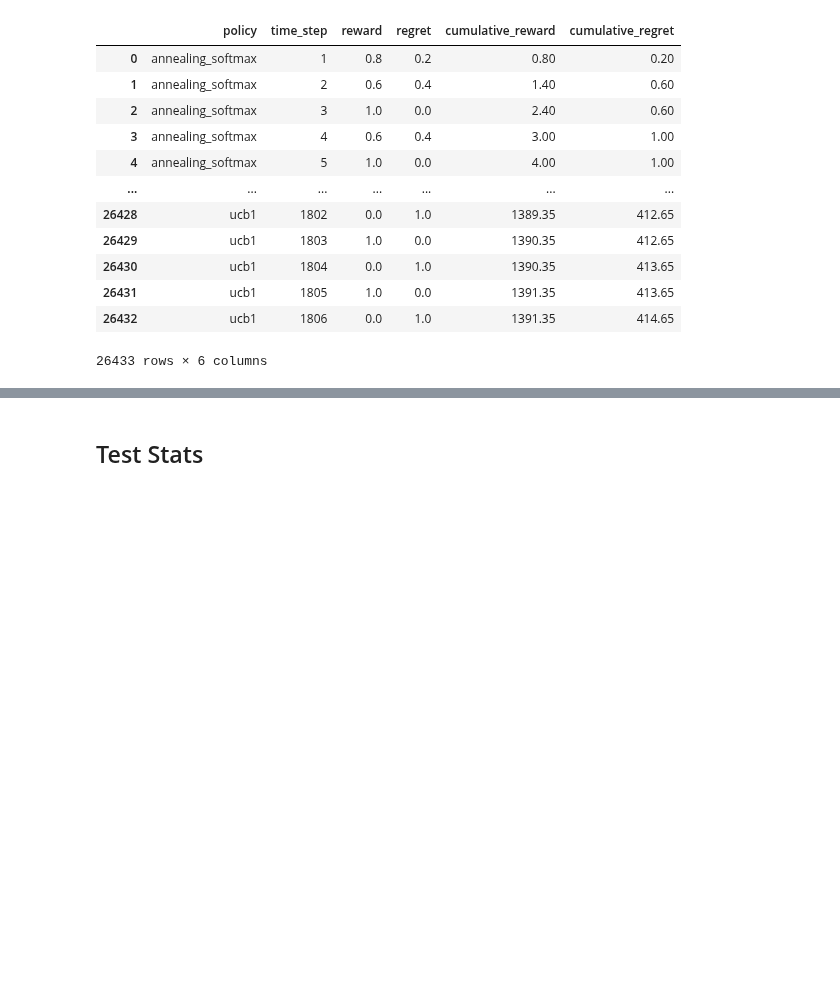
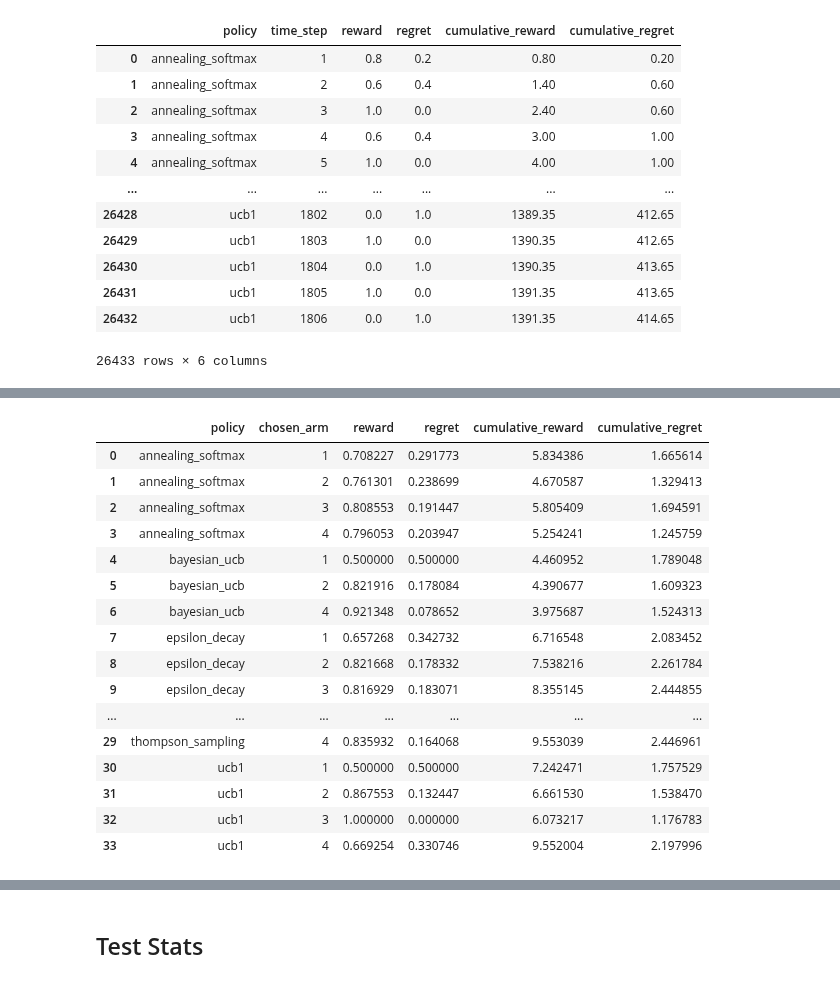
Before and after one commit to ruthkangyr/Clinical-Trials-MAB-Algorithms, a Jupyter notebook: Algorithm/Bootstrap Evaluation Replay.ipynb, the cells around one changed output, grey strips where cells are left out. Saved outputs shown, nothing was run; the diff lists cells and outputs as text; code cells hidden in the pictures; blank space fills up the shorter version.

```diff
--- a/Algorithm/Bootstrap Evaluation Replay.ipynb
+++ b/Algorithm/Bootstrap Evaluation Replay.ipynb
@@ -388,0 +405,30 @@ final_evaluation_ber
+# %%
+evaluation_ber_groupedtreatment_M = evaluation_ber_treatment_M.groupby(['policy', 'sample', 'chosen_arm'], as_index = False).aggregate({"reward":"mean",
+                                                                                                                                        "regret":"mean"})
+
+evaluation_ber_groupedtreatment_M['cumulative_reward'] = evaluation_ber_groupedtreatment_M.groupby(['policy'])['reward'].cumsum()
+evaluation_ber_groupedtreatment_M['cumulative_regret'] = evaluation_ber_groupedtreatment_M.groupby(['policy'])['regret'].cumsum()
+# %%
+evaluation_ber_groupedtreatment_M = evaluation_ber_groupedtreatment_M.groupby(['policy','chosen_arm'], as_index = False).aggregate({"reward":"mean",
+                                                                                                                                    "regret":"mean",
+                                                                                                                                    "cumulative_reward":"mean",
+                                                                                                                                    "cumulative_regret":"mean"})
+evaluation_ber_groupedtreatment_M
+# %% [output]
+|  | policy | chosen_arm | reward | regret | cumulative_reward | cumulative_regret |
+| 0 | annealing_softmax | 1 | 0.708227 | 0.291773 | 5.834386 | 1.665614 |
+| 1 | annealing_softmax | 2 | 0.761301 | 0.238699 | 4.670587 | 1.329413 |
+| 2 | annealing_softmax | 3 | 0.808553 | 0.191447 | 5.805409 | 1.694591 |
+| 3 | annealing_softmax | 4 | 0.796053 | 0.203947 | 5.254241 | 1.245759 |
+| 4 | bayesian_ucb | 1 | 0.500000 | 0.500000 | 4.460952 | 1.789048 |
+| 5 | bayesian_ucb | 2 | 0.821916 | 0.178084 | 4.390677 | 1.609323 |
+| 6 | bayesian_ucb | 4 | 0.921348 | 0.078652 | 3.975687 | 1.524313 |
+| 7 | epsilon_decay | 1 | 0.657268 | 0.342732 | 6.716548 | 2.083452 |
+| 8 | epsilon_decay | 2 | 0.821668 | 0.178332 | 7.538216 | 2.261784 |
+| 9 | epsilon_decay | 3 | 0.816929 | 0.183071 | 8.355145 | 2.444855 |
+| ... | ... | ... | ... | ... | ... | ... |
+| 29 | thompson_sampling | 4 | 0.835932 | 0.164068 | 9.553039 | 2.446961 |
+| 30 | ucb1 | 1 | 0.500000 | 0.500000 | 7.242471 | 1.757529 |
+| 31 | ucb1 | 2 | 0.867553 | 0.132447 | 6.661530 | 1.538470 |
+| 32 | ucb1 | 3 | 1.000000 | 0.000000 | 6.073217 | 1.176783 |
+| 33 | ucb1 | 4 | 0.669254 | 0.330746 | 9.552004 | 2.197996 |
```
Also changed, not shown: parts of 49 cells of this notebook.
